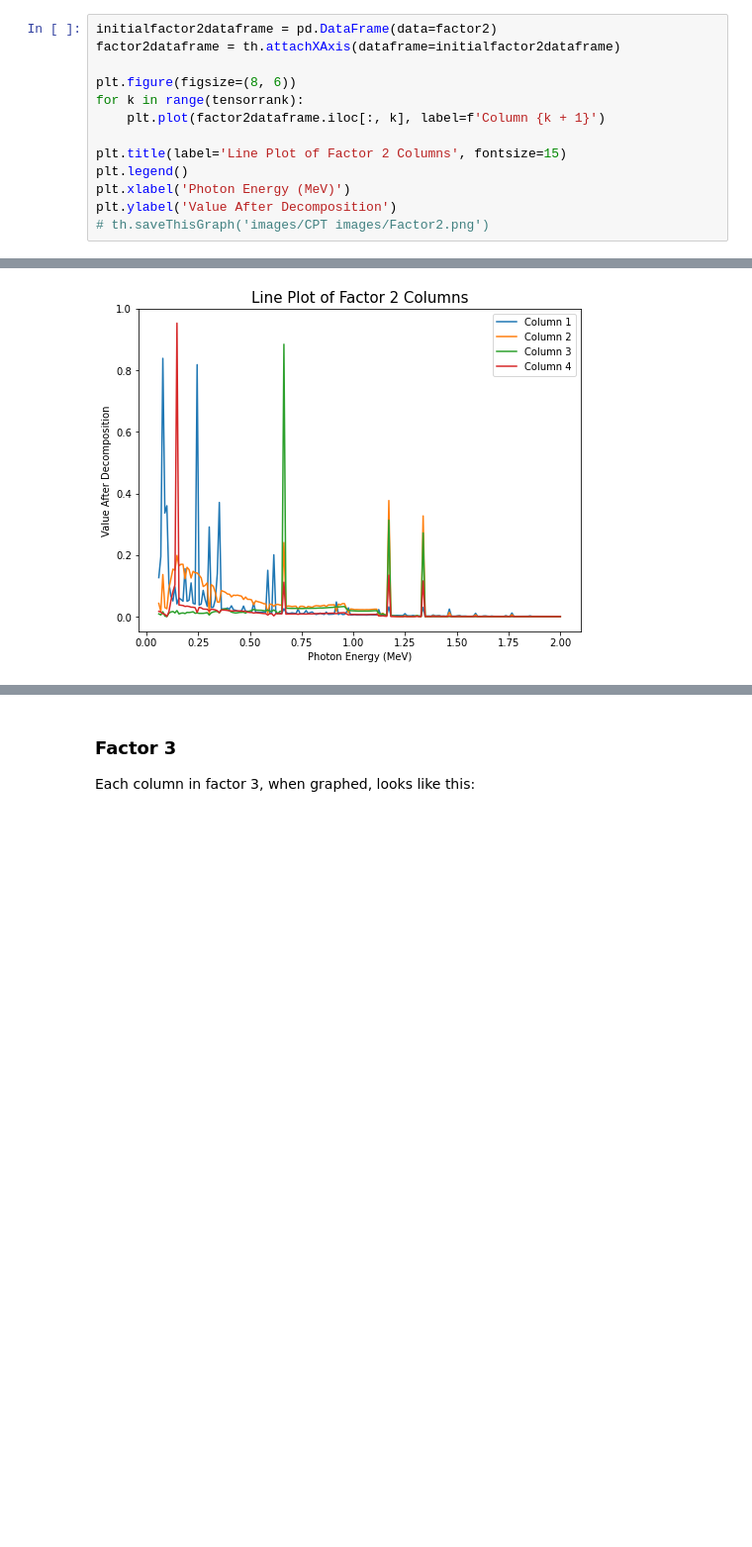
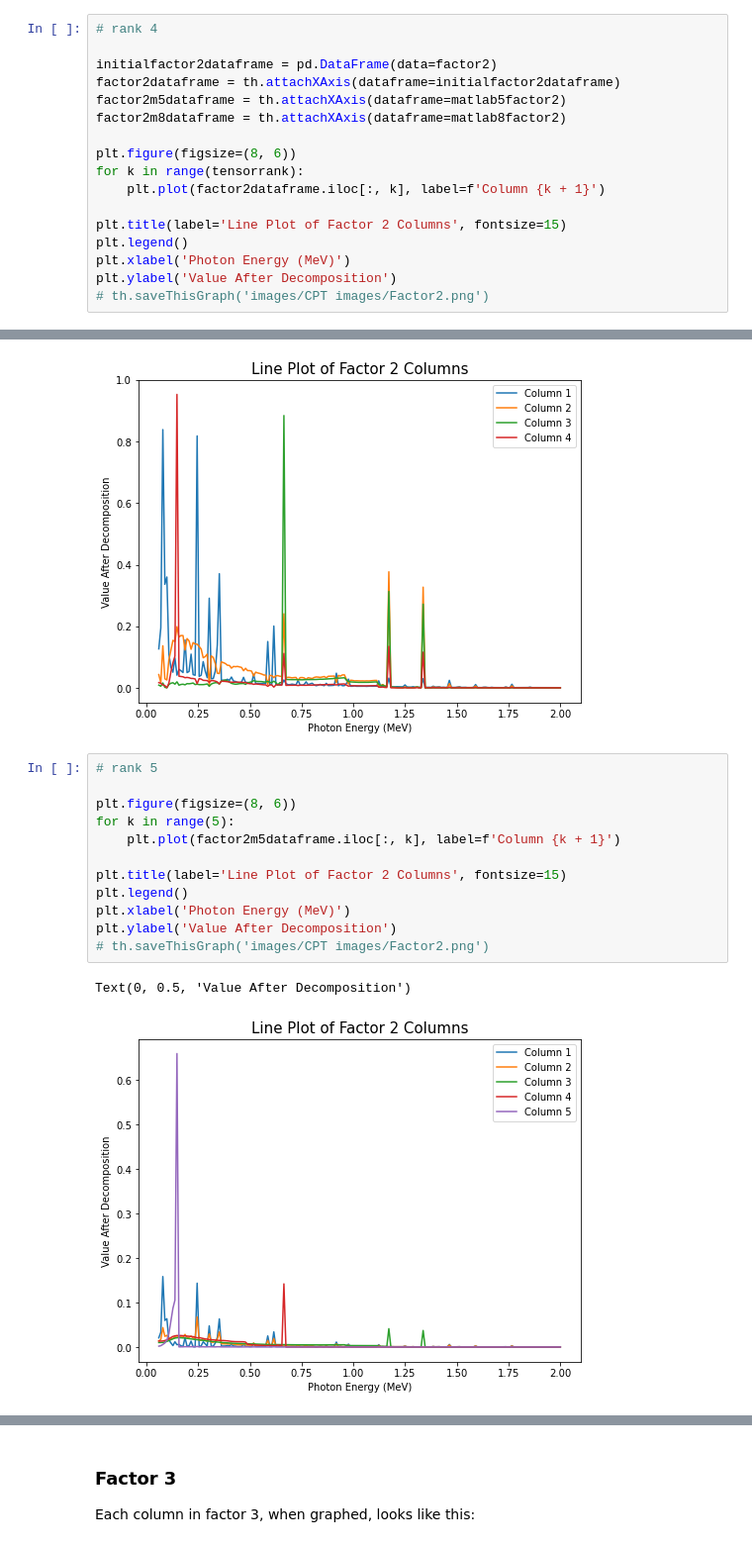
Before and after one commit to Dithizone/Math398-Project, a Jupyter notebook: PerformingCPT.ipynb, the cells around one changed output, grey strips where cells are left out. Shown: that part at 99% size. Drawn from its saved outputs; the diff is of its cells as text; blank space fills up the shorter version.

```diff
--- a/PerformingCPT.ipynb
+++ b/PerformingCPT.ipynb
@@ -165,8 +224,12 @@ Text(0, 0.5, 'Value After Decomposition')
 
 Each column in factor 2, when graphed, looks like this:
 # %%
+# rank 4
+
 initialfactor2dataframe = pd.DataFrame(data=factor2)
 factor2dataframe = th.attachXAxis(dataframe=initialfactor2dataframe)
+factor2m5dataframe = th.attachXAxis(dataframe=matlab5factor2)
+factor2m8dataframe = th.attachXAxis(dataframe=matlab8factor2)
 
 plt.figure(figsize=(8, 6))
 for k in range(tensorrank):
@@ -180,3 +243,18 @@ plt.ylabel('Value After Decomposition')
 # %% [output]
 Text(0, 0.5, 'Value After Decomposition')
 [figure]
+# %%
+# rank 5
+
+plt.figure(figsize=(8, 6))
+for k in range(5):
+    plt.plot(factor2m5dataframe.iloc[:, k], label=f'Column {k + 1}')
+
+plt.title(label='Line Plot of Factor 2 Columns', fontsize=15)
+plt.legend()
+plt.xlabel('Photon Energy (MeV)')
+plt.ylabel('Value After Decomposition')
+# th.saveThisGraph('images/CPT images/Factor2.png')
+# %% [output]
+Text(0, 0.5, 'Value After Decomposition')
+[figure, added]
```
Also changed, not shown: parts of 13 cells of this notebook, 4 other files.
